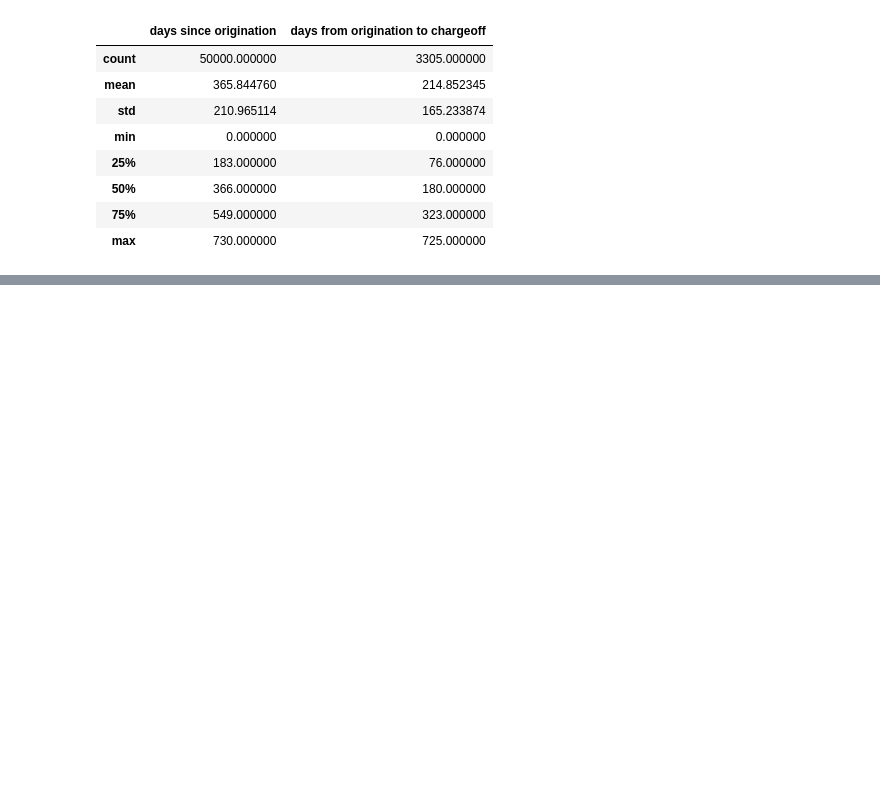
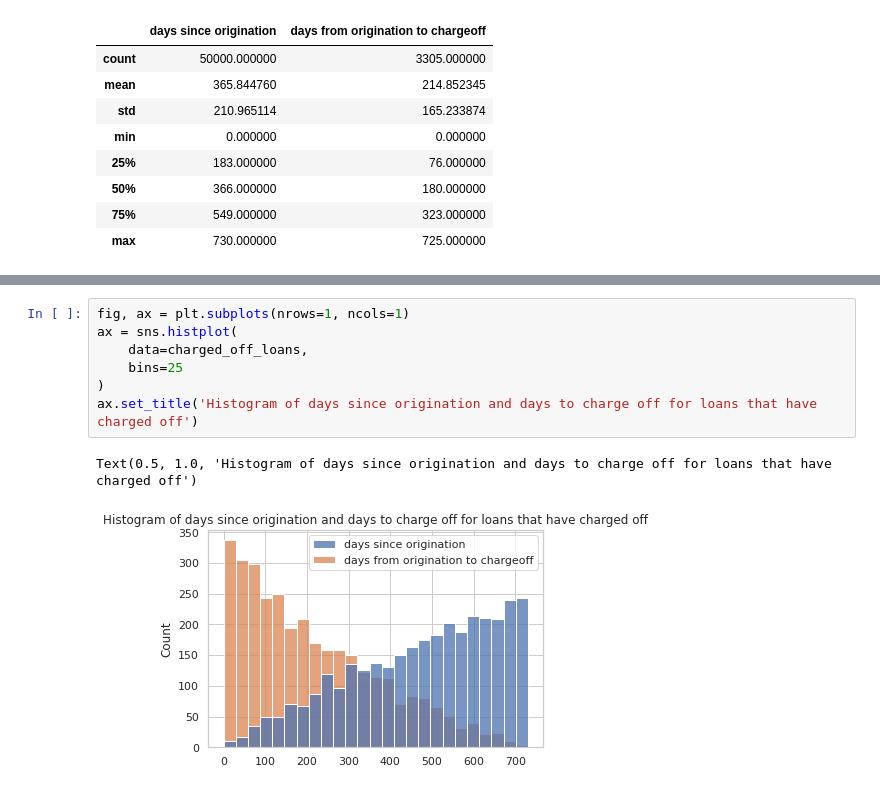
Before and after one commit to NLSanyu/assessment-data-science, a Jupyter notebook: loan_charge_off.ipynb, the cells around one changed output, grey strips where cells are left out. Cells and saved outputs as stored; diff of their text form; blank space fills up the shorter version.

```diff
--- a/loan_charge_off.ipynb
+++ b/loan_charge_off.ipynb
@@ -38,0 +75,10 @@ loan_df.describe()
+# %%
+fig, ax = plt.subplots(nrows=1, ncols=1)
+ax = sns.histplot(
+    data=charged_off_loans,
+    bins=25
+)
+ax.set_title('Histogram of days since origination and days to charge off for loans that have charged off')
+# %% [output]
+Text(0.5, 1.0, 'Histogram of days since origination and days to charge off for loans that have charged off')
+[figure, added]
```
Also changed, not shown: parts of 12 cells of this notebook.
